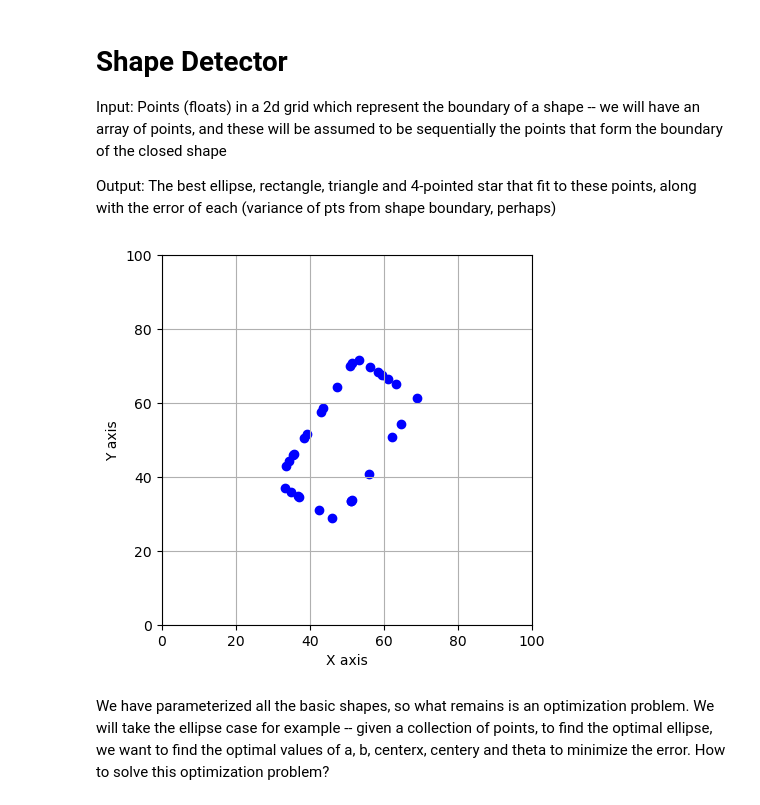
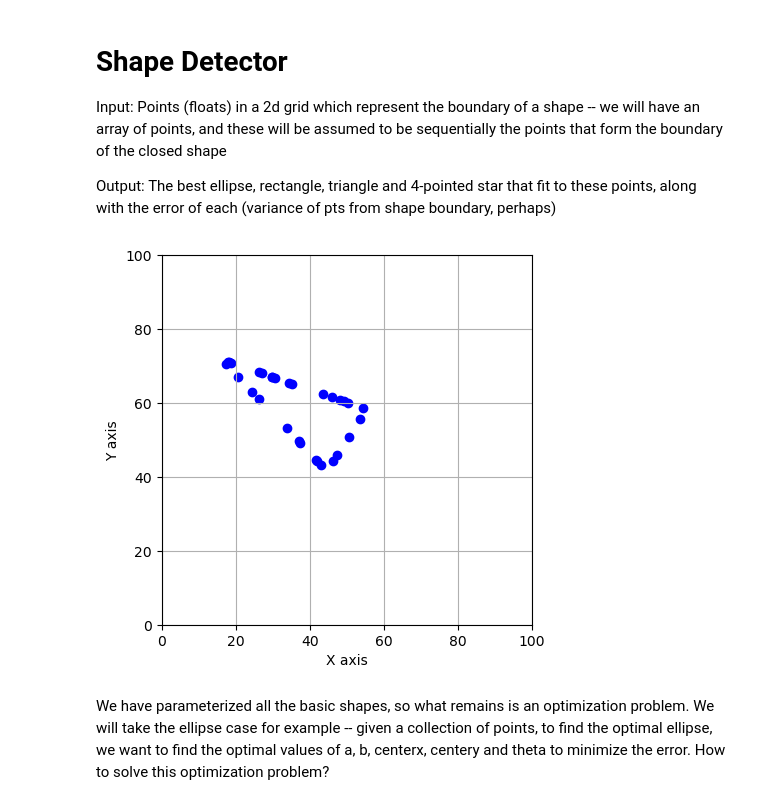
Before and after one commit to GilZaid/img2svg, a Jupyter notebook: classifier.ipynb, the cells around one changed output. Cells and saved outputs as stored; diff of their text form; code cells hidden in the pictures.

```diff
--- a/classifier.ipynb
+++ b/classifier.ipynb
@@ -140,10 +8,6 @@ Output: The best ellipse, rectangle, triangle and 4-pointed star that fit to the
 import numpy as np
 import matplotlib.pyplot as plt
 import math
-
-num_pt = 30 # num pts
-sl = 100.0 # side length
-bf = 5 # buffer
 
 # Generate randomly spaced points
 def random_pts(num_pt, sl, bf):
@@ -180,7 +44,7 @@ def rect_pts(num_pt, a, b, center, offset = 0, angle = 0):
     return rotate_pts(pts, center, angle)
 
 # Generate random points on a given triangle
-def tri_pts(num_pt, a, b, base, offset = 0):
+def tri_pts(num_pt, a, b, base, offset = 0, angle = 0):
     pts = np.zeros((num_pt, 2))
     hyp = np.sqrt((a / 2) ** 2 + b ** 2) # length of tilted side
     for i in range(num_pt):
@@ -190,42 +54,67 @@ def tri_pts(num_pt, a, b, base, offset = 0):
             pts[i, :] = base[0] + x, base[1] + off_cur
         else:
             pts[i, :] = base[0] + x + off_cur * b ** 2 / hyp ** 2, base[1] + b * (1 - 2 * abs(x) / a) + off_cur * a ** 2 / (4 * hyp ** 2)
-    return pts
+    return rotate_pts(pts, base, angle)
+
+# Generate random points on a given 4-pt star
+def star_pts(num_pt, r, center, offset = 0, angle = 0):
+    def rc(a = -1, b = 1): # random choice function
+        return np.random.choice([a, b])
+    sc = 0.25 # scale parameter, can be changed
+    crit = sc * r
+    pts = np.zeros((num_pt, 2))
+    for i in range(num_pt):
+        # Random parameter pair
+        x = np.random.uniform(0, crit)
+        y = r + x * (1 - 1 / sc)
+        if rc() == -1: # Randomly place on one of 8 segments
+            pts[i, :] = center[0] + rc() * x, center[1] + rc() * y
+        else:
+            pts[i, :] = center[0] + rc() * y, center[1] + rc() * x
+    # Add noise
+    noise = np.random.uniform(-offset, offset, pts.shape)
+    pts += noise
+    return rotate_pts(pts, center, angle)
 
 # Given a set of points, rotate them around a center point by a certain amount
 def rotate_pts(pts, center, theta):
     rot_pts = np.zeros_like(pts)
     rot_matrix = np.array([
         [np.cos(theta), -np.sin(theta)],
         [np.sin(theta),  np.cos(theta)]
     ])
     for i in range(rot_pts.shape[0]):
         translated = pts[i] - center
         rotated = np.dot(translated, rot_matrix.T)
         rot_pts[i, :] = rotated + center
     return rot_pts
 
 # Show collection of points
 def show_pts(pts, sl):
     plt.scatter(pts[:, 0], pts[:, 1], c='blue', marker='o')
     plt.grid(True)
     plt.axis('equal')
     plt.gca().set_aspect('equal', adjustable='box')
     plt.xlim(0, sl)
     plt.ylim(0, sl)
     # Set labels for clarity
     plt.xlabel('X axis')
     plt.ylabel('Y axis')
     plt.show()
 
+num_pt = 30 # num pts
+sl = 100.0 # side length
+bf = 5 # buffer
+
 pt_rand = random_pts(num_pt, sl, bf)
 pt_circ = circ_pts(num_pt, r = 20, center = [50, 50], offset = 1)
 pt_ell = ell_pts(num_pt, a = 20, b = 40, center = [50, 50], offset = 3, angle = 1)
-pt_rect = rect_pts(num_pt, 40, 20, [50, 50], 0, 1)
-pt_tri = tri_pts(num_pt, 20, 40, [50, 50], 0)
-show_pts(pt_rect, sl)
+pt_rect = rect_pts(num_pt, 40, 20, [50, 50], 2, 1)
+pt_tri = tri_pts(num_pt, 20, 40, [50, 50], 0, 1)
+pt_star = star_pts(num_pt, 50, [50, 50], 1, 1)
+show_pts(pt_tri, sl)
 # %% [output]
-[figure, old version]
+[figure, new version]
 # %% [markdown]
 We have parameterized all the basic shapes, so what remains is an optimization problem. We will take the ellipse case for example -- given a collection of points, to find the optimal ellipse, we want to find the optimal values of a, b, centerx, centery and theta to minimize the error. How to solve this optimization problem?
 # %% [markdown]
```
Also changed, not shown: parts of 34 cells of this notebook, 6 other files.
